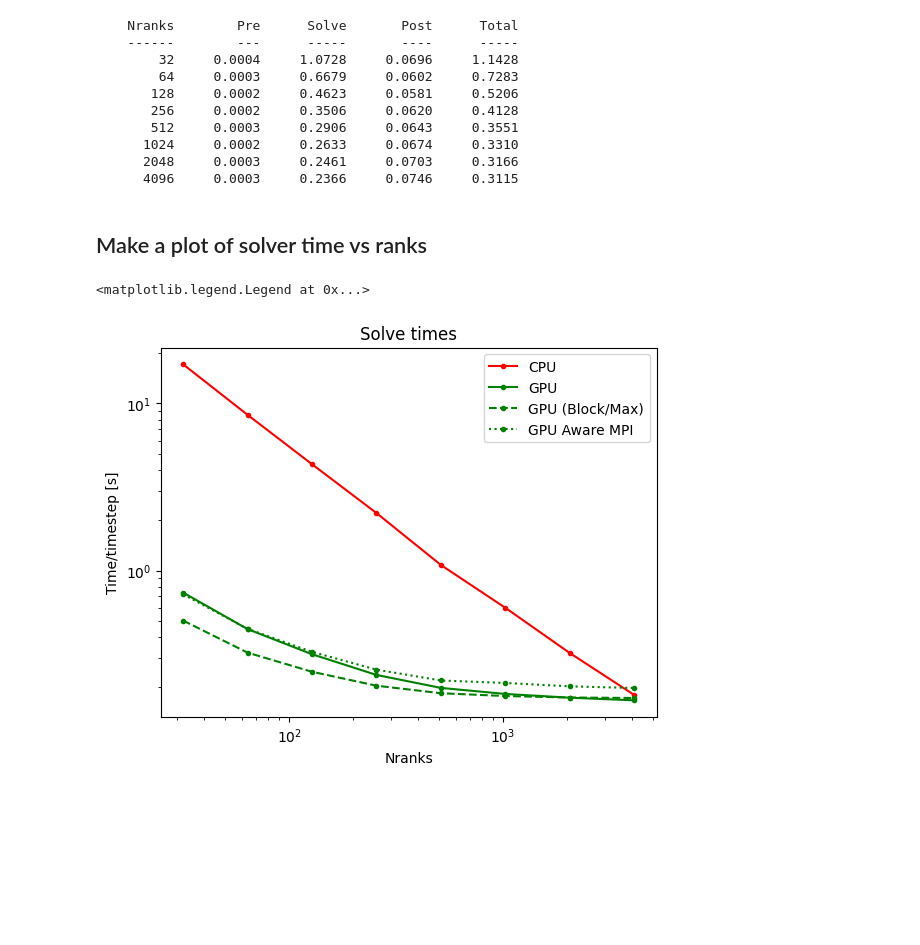
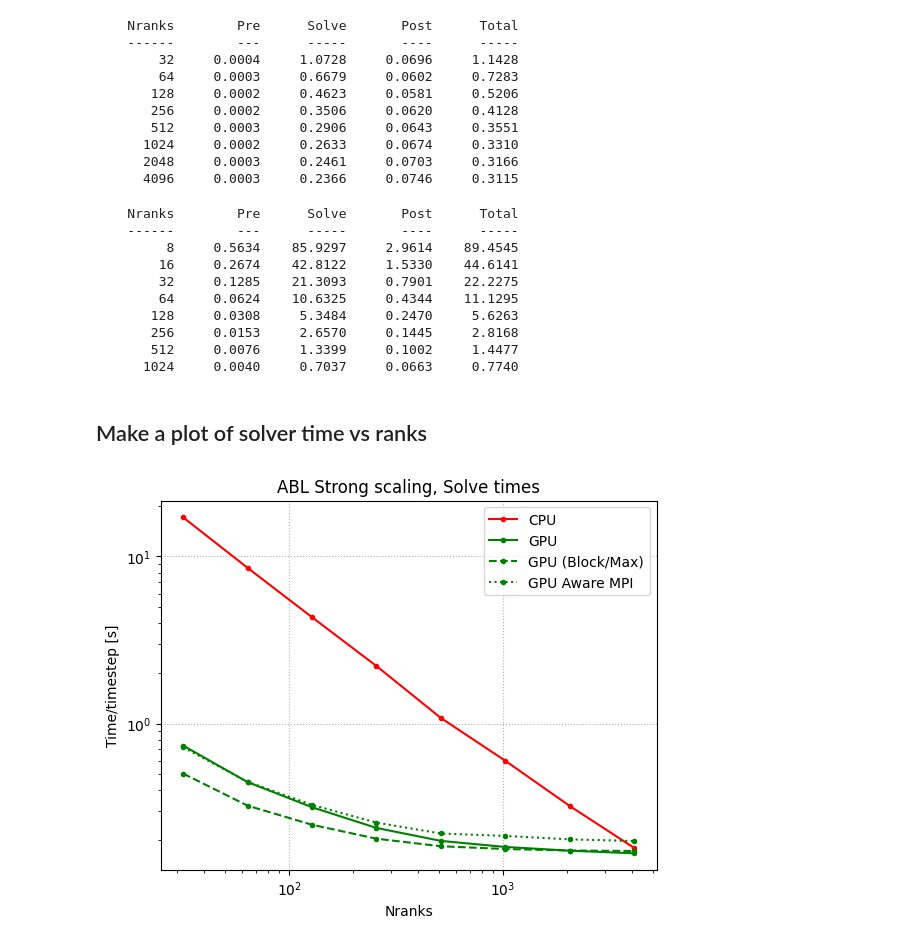
Before and after one commit to lawrenceccheung/ALCC_Frontier_WindFarm, a Jupyter notebook: precursor/scaling/Baseline_level0_CPUGPU.ipynb, the cells around one changed output. Saved outputs shown, nothing was run; the diff lists cells and outputs as text; code cells hidden in the pictures; blank space fills up the shorter version.

Commit message:
Added CPU_Baseline_level01

```diff
--- a/precursor/scaling/Baseline_level0_CPUGPU.ipynb
+++ b/precursor/scaling/Baseline_level0_CPUGPU.ipynb
@@ -194,31 +194,64 @@ for case in Level01_GPUcaselist:
       1024     0.0002     0.2633     0.0674     0.3310
       2048     0.0003     0.2461     0.0703     0.3166
       4096     0.0003     0.2366     0.0746     0.3115
+# %%
+datadir='/lustre/orion/cfd162/scratch/lcheung/ALCC_Scaling/CPU_Baseline_level01'
+Level01_CPUcaselist=[
+    {'NRANKS':1*8,   'NNODES':1,   'file':datadir+'/Nodes_0001/Nodes_0001-1521469.out'},
+    {'NRANKS':2*8,   'NNODES':2,   'file':datadir+'/Nodes_0002/Nodes_0002-1521471.out'},
+    {'NRANKS':4*8,   'NNODES':4,   'file':datadir+'/Nodes_0004/Nodes_0004-1521472.out'},
+    {'NRANKS':8*8,   'NNODES':8,   'file':datadir+'/Nodes_0008/Nodes_0008-1521473.out'},
+    {'NRANKS':16*8,  'NNODES':16,  'file':datadir+'/Nodes_0016/Nodes_0016-1521474.out'},
+    {'NRANKS':32*8,  'NNODES':32,  'file':datadir+'/Nodes_0032/Nodes_0032-1521475.out'},
+    {'NRANKS':64*8,  'NNODES':64,  'file':datadir+'/Nodes_0064/Nodes_0064-1521476.out'},
+    {'NRANKS':128*8, 'NNODES':128, 'file':datadir+'/Nodes_0128/Nodes_0128-1521477.out'},
+    #{'NRANKS':256*8, 'NNODES':256, 'file':datadir+'/Nodes_0256/Nodes_0256-1517324.out'},
+    #{'NRANKS':512*8, 'NNODES':512, 'file':datadir+'/Nodes_0512/Nodes_0512-1517325.out'},
+]
+jsonfile = 'CPU_Baseline_level01.json'
+loadjson = True
+Level01_CPUcaselist = loadData(Level01_CPUcaselist, jsonfile, loadjson)
+
+print("%10s %10s %10s %10s %10s"%('Nranks', 'Pre', 'Solve', 'Post', 'Total'))
+print("%10s %10s %10s %10s %10s"%('------', '---', '-----', '----', '-----'))
+for case in Level01_CPUcaselist:
+    print("%10s %10.4f %10.4f %10.4f %10.4f"%(case['NRANKS'], case['avgstats'][1], case['avgstats'][2], case['avgstats'][3], case['avgstats'][4]))
+# %% [output]
+    Nranks        Pre      Solve       Post      Total
+    ------        ---      -----       ----      -----
+         8     0.5634    85.9297     2.9614    89.4545
+        16     0.2674    42.8122     1.5330    44.6141
+        32     0.1285    21.3093     0.7901    22.2275
+        64     0.0624    10.6325     0.4344    11.1295
+       128     0.0308     5.3484     0.2470     5.6263
+       256     0.0153     2.6570     0.1445     2.8168
+       512     0.0076     1.3399     0.1002     1.4477
+      1024     0.0040     0.7037     0.0663     0.7740
 # %% [markdown]
 ## Make a plot of solver time vs ranks
 # %%
 CPUranks, CPUsolvetimes = getRanksTimes(CPUcaselist)
 plt.loglog(np.array(CPUranks), CPUsolvetimes, '.-', color='r', label='CPU')
 
 GPUranks, GPUsolvetimes = getRanksTimes(GPUcaselist)
 plt.loglog(np.array(GPUranks), GPUsolvetimes, '.-', color='g', label='GPU')
 
 BGPUranks, BGPUsolvetimes = getRanksTimes(BLCKMAXGRID_GPUcaselist)
 plt.loglog(np.array(BGPUranks), BGPUsolvetimes, '.--', color='g', label='GPU (Block/Max)')
 
 GAMPIranks, GAMPIsolvetimes = getRanksTimes(GAMPI_GPUcaselist)
 plt.loglog(np.array(GAMPIranks), GAMPIsolvetimes, '.:', color='g', label='GPU Aware MPI')
 
 #L01GPUranks, L01GPUsolvetimes = getRanksTimes(Level01_GPUcaselist)
 #plt.loglog(np.array(L01GPUranks), L01GPUsolvetimes, '.-.', color='g', label='GPU (Level 0+1)')
 
 plt.ylabel('Time/timestep [s]')
 plt.xlabel('Nranks')
-plt.title('Solve times')
+plt.title('ABL Strong scaling, Solve times')
 plt.legend()
+plt.grid(ls=':')
 # %% [output]
-<matplotlib.legend.Legend at 0x...>
-[figure, old version]
+[figure, new version]
 # %%
 CPUranks, CPUsolvetimes = getRanksTimes(CPUcaselist)
 plt.loglog(np.array(CPUranks)/56, CPUsolvetimes, '.-', color='r', label='CPU')
```
Also changed, not shown: parts of 2 cells of this notebook, 5 other files.
